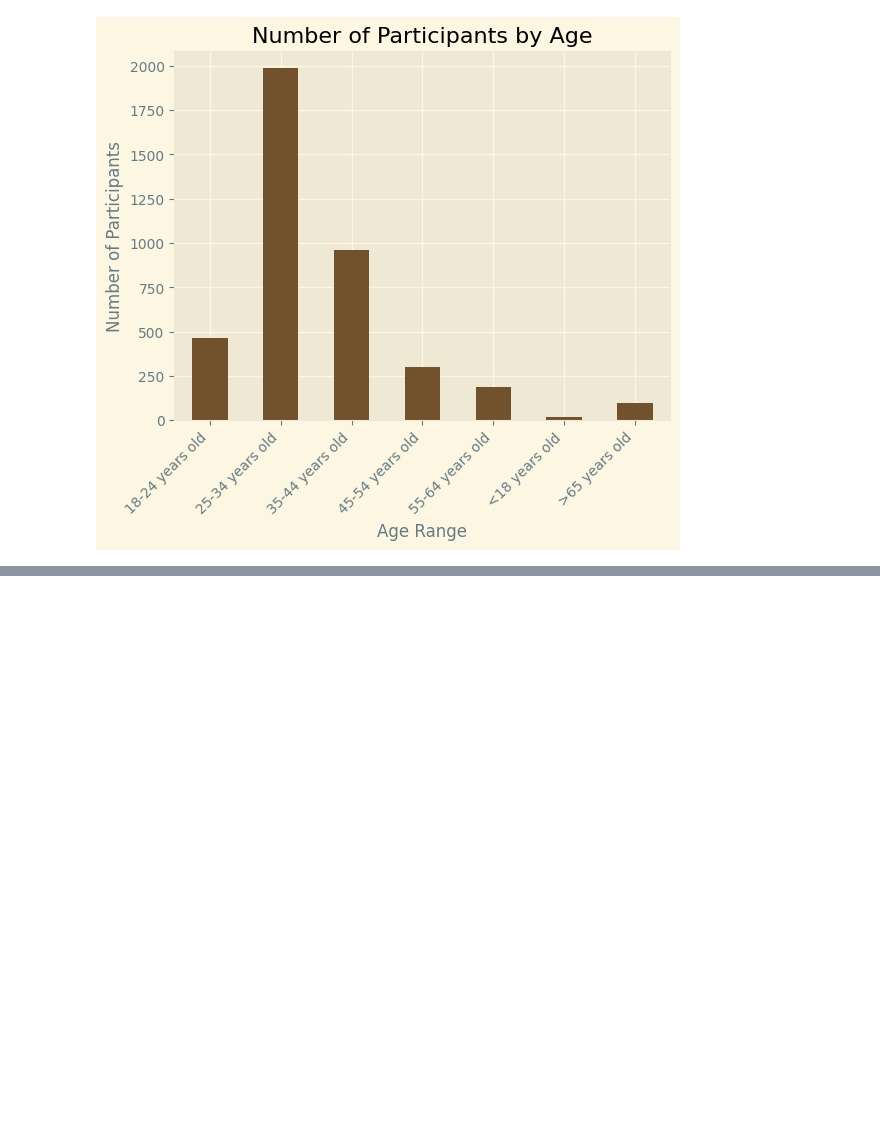
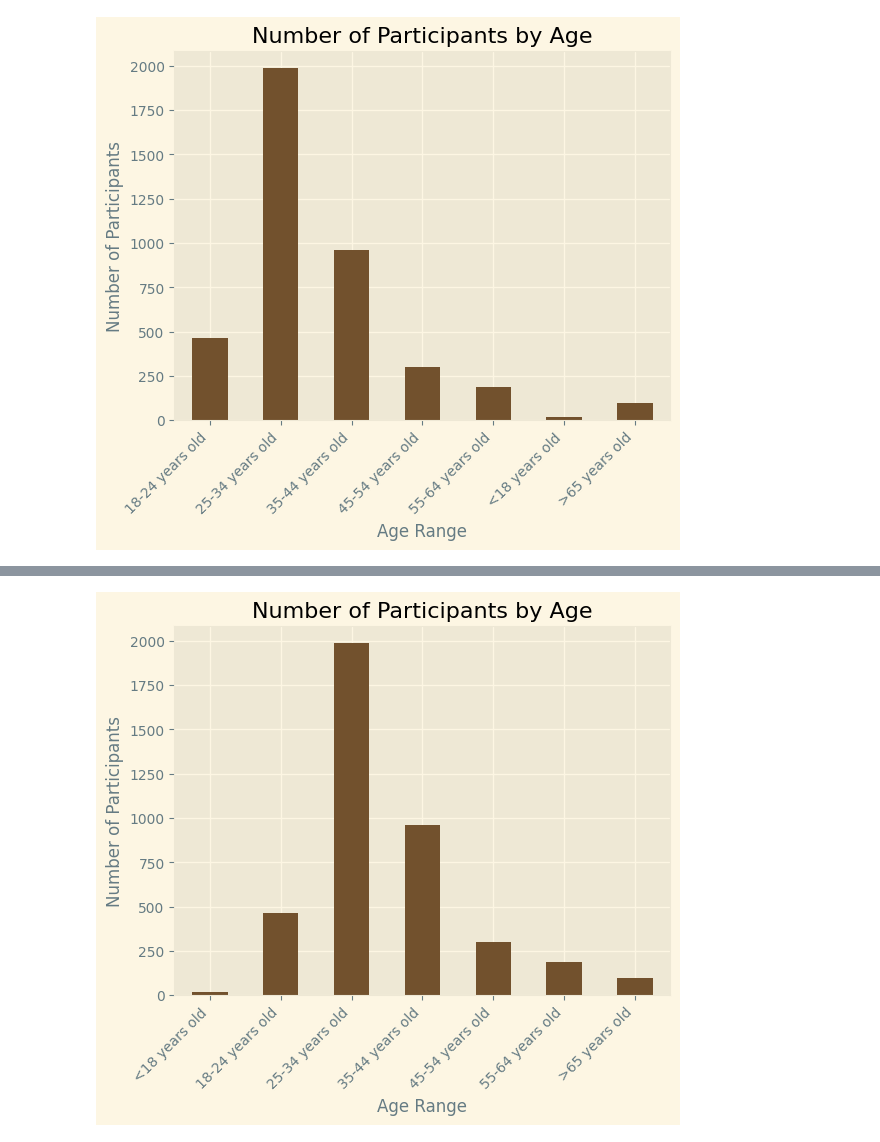
Before and after one commit to peterjungers/coffee_survey, a Jupyter notebook: coffee_survey.ipynb, the cells around one changed output, grey strips where cells are left out. Drawn from its saved outputs; the diff is of its cells as text; code cells hidden in the pictures; blank space fills up the shorter version.

Commit message:
x-tick ordering

```diff
--- a/coffee_survey.ipynb
+++ b/coffee_survey.ipynb
@@ -88,0 +129,34 @@ plt.grid(True)
+# %%
+age_col_value_counts = (df["What is your age?"].value_counts())
+
+# Used for x-tick ordering
+index_num_dict = {
+    "<18 years old": 0,
+    "18-24 years old": 1,
+    "25-34 years old": 2,
+    "35-44 years old": 3,
+    "45-54 years old": 4,
+    "55-64 years old": 5,
+    ">65 years old": 6
+}
+
+# Plot graph
+(age_col_value_counts.rename(index=index_num_dict).sort_index()
+    .plot(kind="bar", color="#72512d"))
+
+
+# Stylize graph
+plt.title("Number of Participants by Age")
+plt.xlabel("Age Range")
+plt.ylabel("Number of Participants")
+
+x_ticks = []
+for v in index_num_dict.values():
+    x_ticks.append(v)
+
+plt.xticks(ticks=x_ticks, labels=index_num_dict.keys(), rotation=45, ha='right')
+plt.grid(True)
+
+# plt.savefig("age.png")
+# %% [output]
+[figure, added]
```
Also changed, not shown: parts of 14 cells of this notebook.
